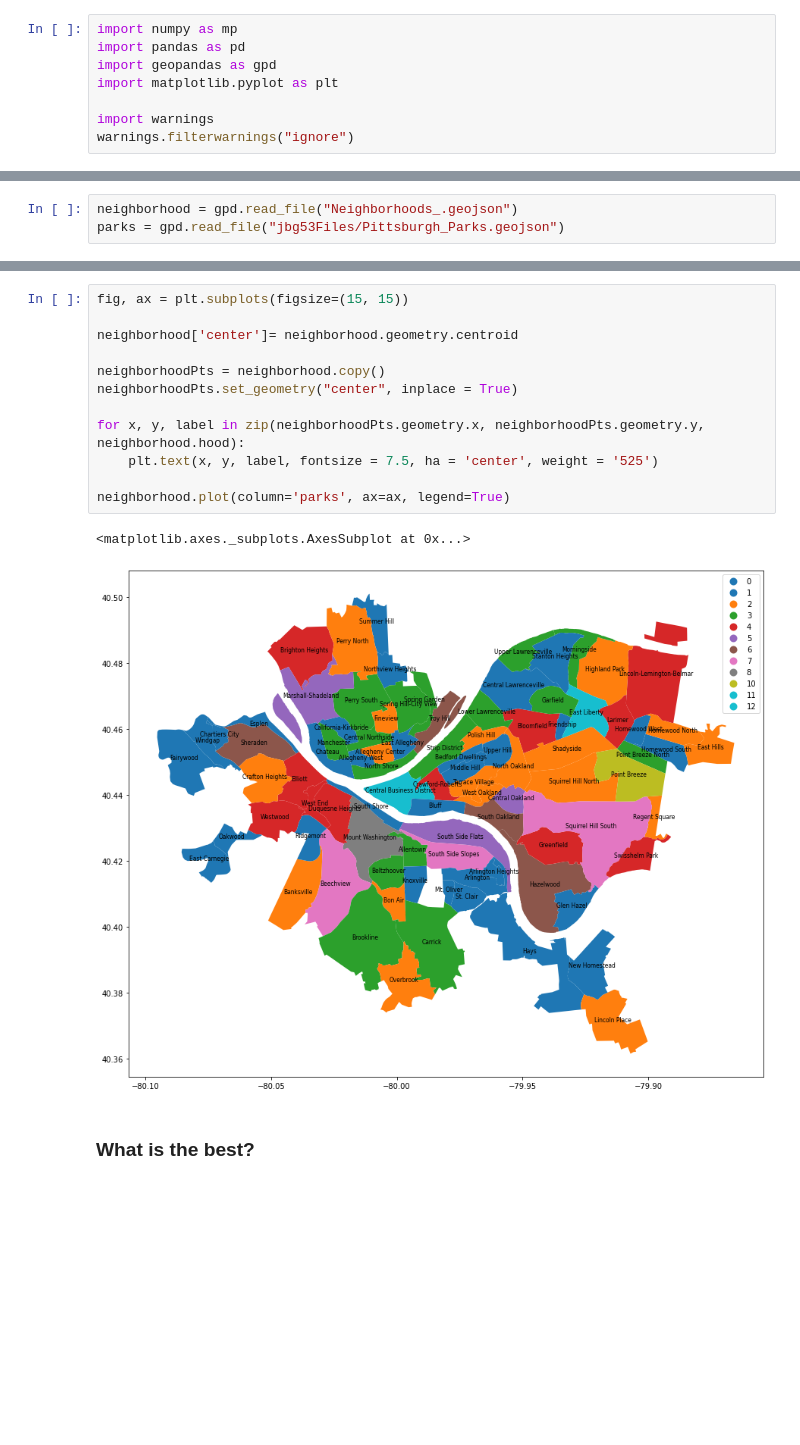
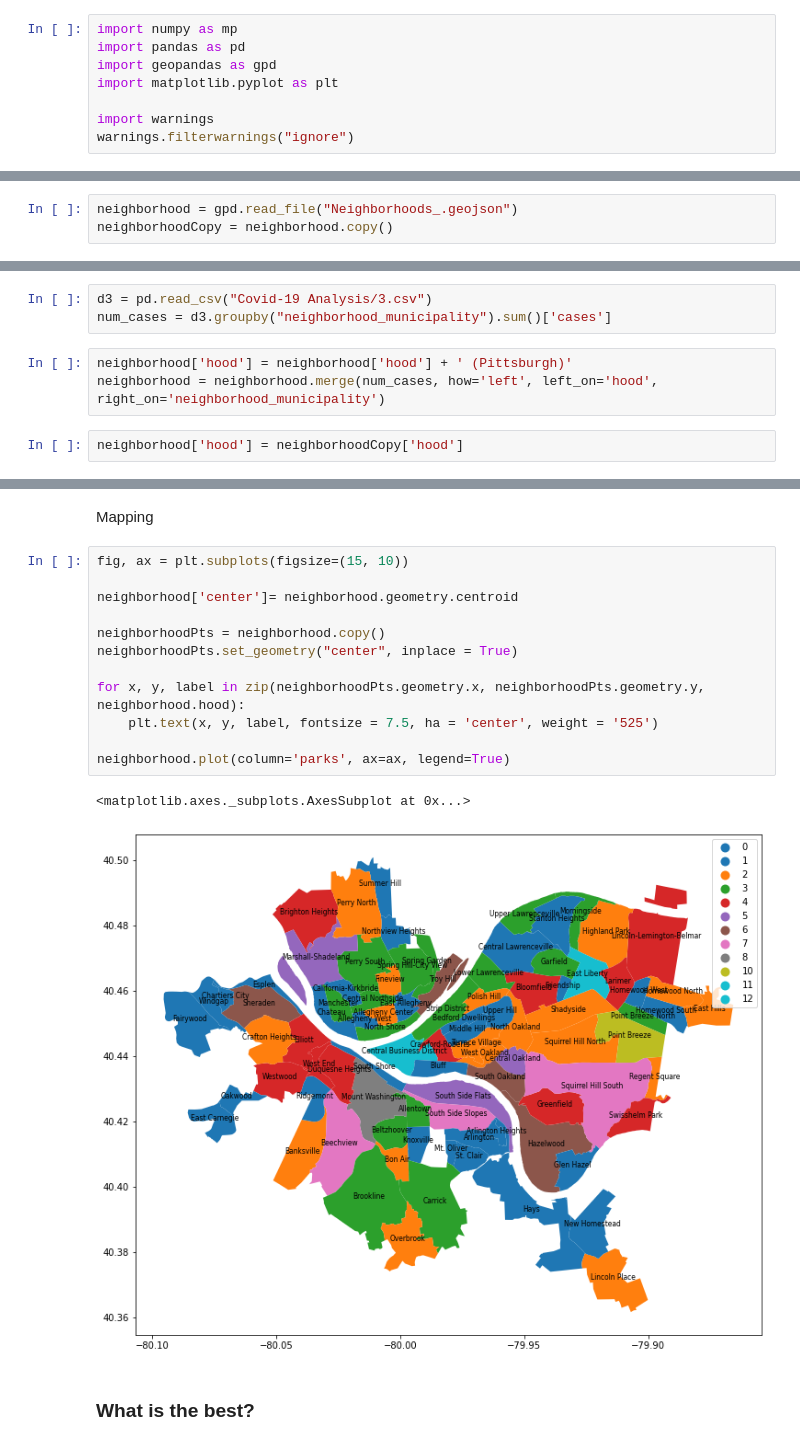
Before and after one commit to JaredBen28/PittBestNeighborhood, a Jupyter notebook: PresentationNotebook.ipynb, the cells around one changed output, grey strips where cells are left out. Saved outputs shown, nothing was run; the diff lists cells and outputs as text; blank space fills up the shorter version.

```diff
--- a/PresentationNotebook.ipynb
+++ b/PresentationNotebook.ipynb
@@ -12,3 +14,3 @@ warnings.filterwarnings("ignore")
 # %%
 neighborhood = gpd.read_file("Neighborhoods_.geojson")
-parks = gpd.read_file("jbg53Files/Pittsburgh_Parks.geojson")
+neighborhoodCopy = neighborhood.copy()
@@ -24,0 +32,8 @@ neighborhood.insert(1, 'parks', parkNum.parks)
+# %%
+d3 = pd.read_csv("Covid-19 Analysis/3.csv")
+num_cases = d3.groupby("neighborhood_municipality").sum()['cases']
+# %%
+neighborhood['hood'] = neighborhood['hood'] + ' (Pittsburgh)'
+neighborhood = neighborhood.merge(num_cases, how='left', left_on='hood', right_on='neighborhood_municipality')
+# %%
+neighborhood['hood'] = neighborhoodCopy['hood']
@@ -25,17 +44,19 @@ neighborhood.insert(1, 'parks', parkNum.parks)
+# %% [markdown]
+Mapping
 # %%
-fig, ax = plt.subplots(figsize=(15, 15))
+fig, ax = plt.subplots(figsize=(15, 10))
 
 neighborhood['center']= neighborhood.geometry.centroid
 
 neighborhoodPts = neighborhood.copy()
 neighborhoodPts.set_geometry("center", inplace = True)
 
 for x, y, label in zip(neighborhoodPts.geometry.x, neighborhoodPts.geometry.y, neighborhood.hood):
     plt.text(x, y, label, fontsize = 7.5, ha = 'center', weight = '525')
 
 neighborhood.plot(column='parks', ax=ax, legend=True)
 # %% [output]
 <matplotlib.axes._subplots.AxesSubplot at 0x...>
-[figure, old version]
+[figure, new version]
 # %% [markdown]
 ### What is the best?
```
Also changed, not shown: parts of 6 cells of this notebook.
